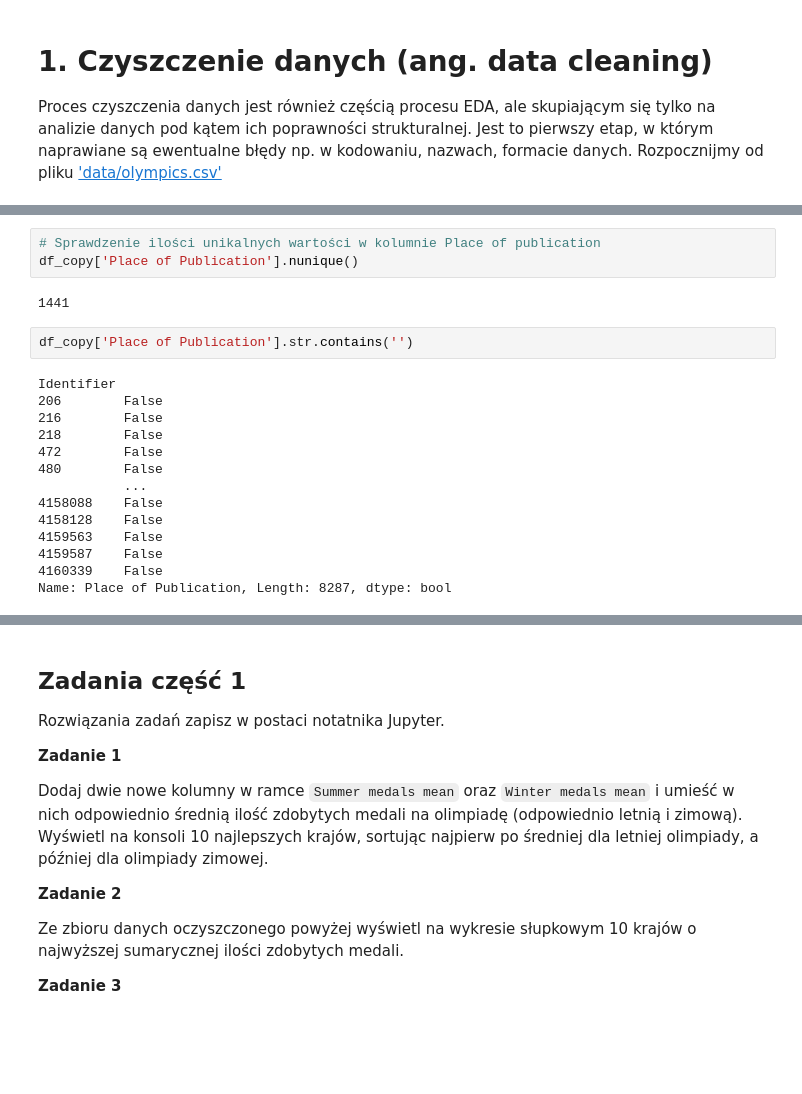
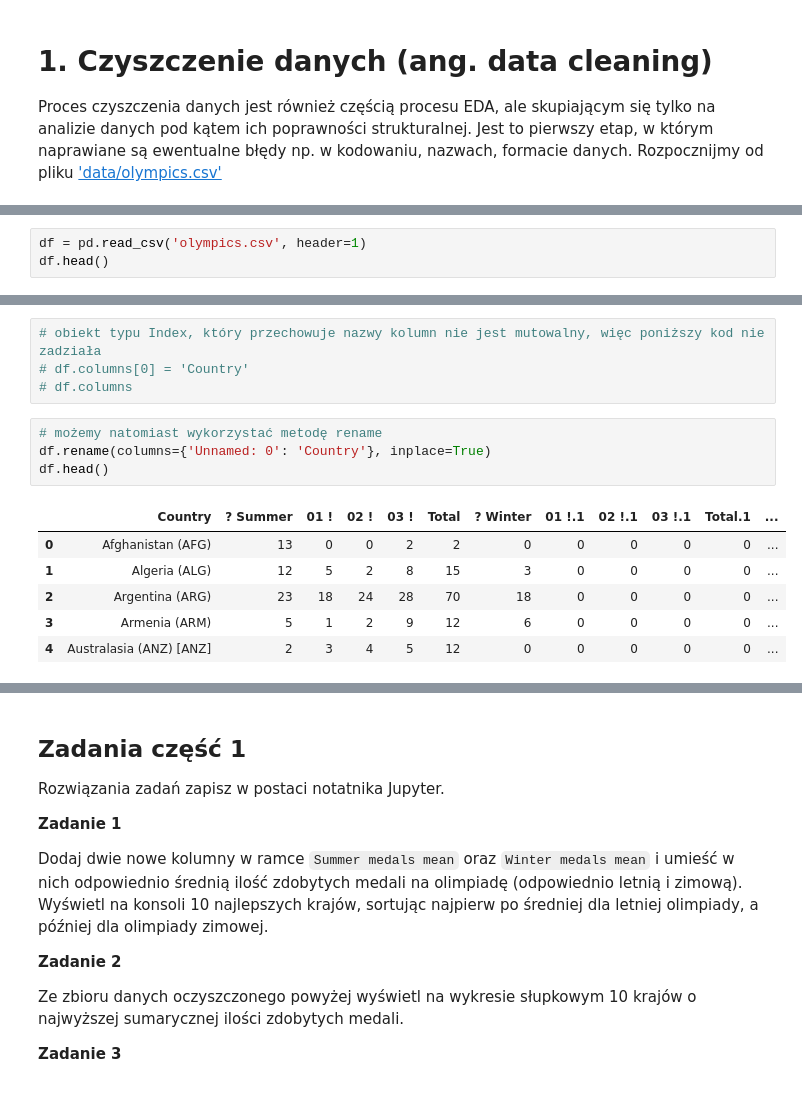
Before and after one commit to Jonash55/WD_BJ_151267, a Jupyter notebook: Lab5/2_etl_with_python.ipynb, the cells around one changed output, grey strips where cells are left out. Drawn from its saved outputs; the diff is of its cells as text; blank space fills up the shorter version.

```diff
--- a/Lab5/2_etl_with_python.ipynb
+++ b/Lab5/2_etl_with_python.ipynb
@@ -19,0 +21,3 @@ df.head()
+# %%
+df = pd.read_csv('olympics.csv', header=1)
+df.head()
@@ -110,21 +41,15 @@ df_copy
-# %%
-# Sprawdzenie ilości unikalnych wartości w kolumnie Place of publication
-df_copy['Place of Publication'].nunique()
-# %% [output]
-1441
-# %%
-df_copy['Place of Publication'].str.contains('')
-# %% [output]
-Identifier
-206        False
-216        False
-218        False
-472        False
-480        False
-           ...
-4158088    False
-4158128    False
-4159563    False
-4159587    False
-4160339    False
-Name: Place of Publication, Length: 8287, dtype: bool
+# %%
+# obiekt typu Index, który przechowuje nazwy kolumn nie jest mutowalny, więc poniższy kod nie zadziała
+# df.columns[0] = 'Country'
+# df.columns
+# %%
+# możemy natomiast wykorzystać metodę rename
+df.rename(columns={'Unnamed: 0': 'Country'}, inplace=True)
+df.head()
+# %% [output]
+|  | Country | ? Summer | 01 ! | 02 ! | 03 ! | Total | ? Winter | 01 !.1 | 02 !.1 | 03 !.1 | Total.1 | ... |
+| 0 | Afghanistan (AFG) | 13 | 0 | 0 | 2 | 2 | 0 | 0 | 0 | 0 | 0 | ... |
+| 1 | Algeria (ALG) | 12 | 5 | 2 | 8 | 15 | 3 | 0 | 0 | 0 | 0 | ... |
+| 2 | Argentina (ARG) | 23 | 18 | 24 | 28 | 70 | 18 | 0 | 0 | 0 | 0 | ... |
+| 3 | Armenia (ARM) | 5 | 1 | 2 | 9 | 12 | 6 | 0 | 0 | 0 | 0 | ... |
+| 4 | Australasia (ANZ) [ANZ] | 2 | 3 | 4 | 5 | 12 | 0 | 0 | 0 | 0 | 0 | ... |
```
Also changed, not shown: parts of 28 cells of this notebook, 2 other files.
